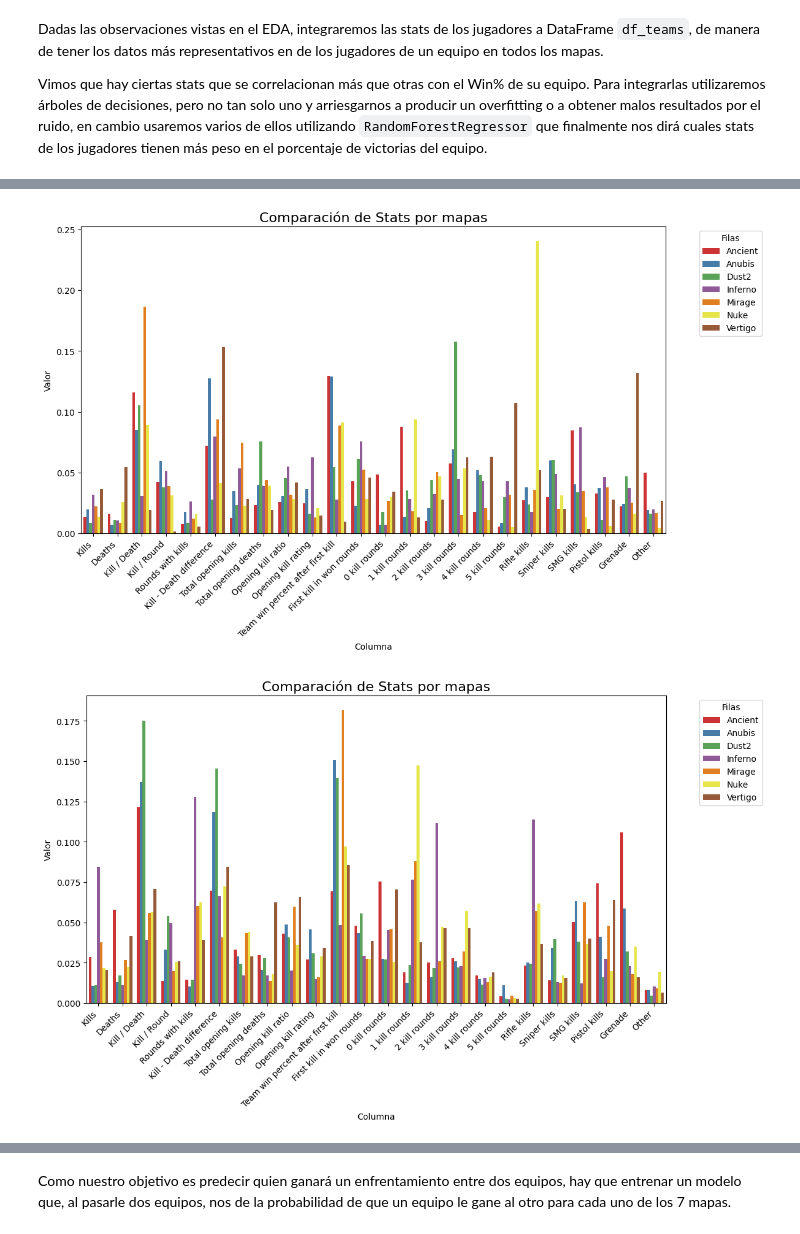
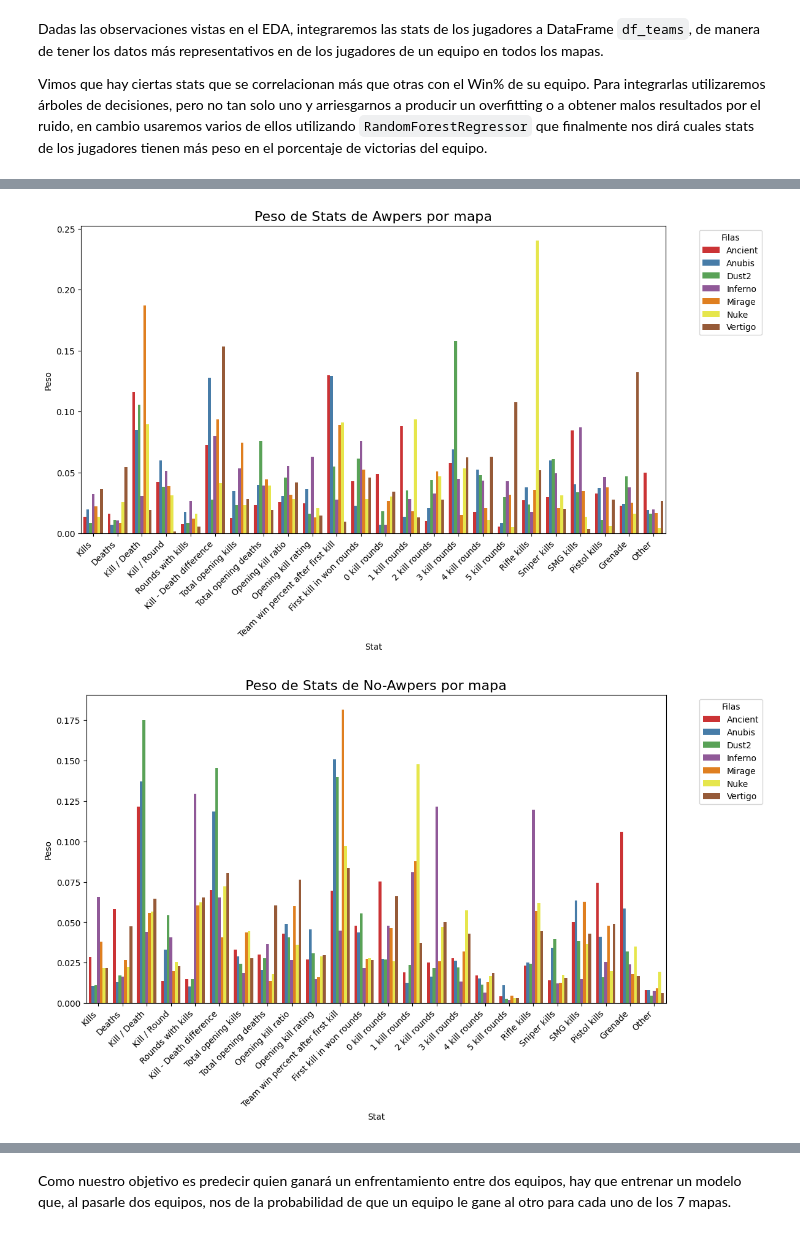
Before and after one commit to Jimenez73/Proyecto-Semestral-Grupo-13, a Jupyter notebook: predicciones.ipynb, the cells around one changed output, grey strips where cells are left out. Saved outputs shown, nothing was run; the diff lists cells and outputs as text; code cells hidden in the pictures.

```diff
--- a/predicciones.ipynb
+++ b/predicciones.ipynb
@@ -146,6 +146,8 @@ Group                                0
 Team                                 0
 Map Name                             0
 dtype: int64
+# %%
+df_players["Team win percent after first kill"] = df_players["Team win percent after first kill"].fillna(0)
 # %%
 df_dups = df_players.iloc[:, :-4]
 df_dups = df_dups[df_dups.duplicated(keep=False)]
@@ -458,9 +471,6 @@ Vimos que hay ciertas stats que se correlacionan más que otras con el Win% de s
 from sklearn.ensemble import RandomForestRegressor
 from sklearn.model_selection import cross_val_score
 from sklearn.preprocessing import StandardScaler
-
-stats_win = stats_win.dropna()
-filtro = stats_win[stats_win["Map Name"] == "Dust2"]
 
 # Separar variables predictoras (X) y variable objetivo (y)
 X = stats_win.drop(columns=['Win%', 'Map Name'])
@@ -488,5 +498,5 @@ Desviación estándar de RMSE: 1.9206827630890833
 # %%
-def comparacion_stats_por_mapa(df: pd.DataFrame) -> None:
+def comparacion_stats_por_mapa(df: pd.DataFrame, titulo: str) -> pd.DataFrame:
     feature_importance_df = pd.DataFrame()
     for map_name in maps:
         filtro = df[df["Map Name"] == map_name]
@@ -508,10 +518,12 @@ def comparacion_stats_por_mapa(df: pd.DataFrame) -> None:
     plt.figure(figsize=(12, 6))
     sns.barplot(data=df_melted, x='Columna', y='Valor', hue='Fila', palette='Set1')
 
-    plt.title('Comparación de Stats por mapas', fontsize=16)
-    plt.ylabel('Valor')
-    plt.xlabel('Columna')
+    plt.title(titulo, fontsize=16)
+    plt.ylabel('Peso')
+    plt.xlabel('Stat')
     plt.legend(title='Filas', bbox_to_anchor=(1.05, 1), loc='upper left')
     plt.tight_layout()
     plt.xticks(rotation=45, ha='right')
     plt.show()
+
+    return feature_importance_df.T
@@ -522,10 +534,10 @@ comparacion_stats_por_mapa(stats_win)
 # %%
 stats_awpers = stats_win[stats_win["Sniper kills"] >= 150]
-comparacion_stats_por_mapa(stats_awpers)
+peso_awpers = comparacion_stats_por_mapa(stats_awpers, "Peso de Stats de Awpers por mapa")
 # %% [output]
-[figure, old version]
+[figure, new version]
 # %%
 stats_not_awpers = stats_win[stats_win["Sniper kills"] <= 150]
-comparacion_stats_por_mapa(stats_not_awpers)
+pesos_not_awpers = comparacion_stats_por_mapa(stats_not_awpers, "Peso de Stats de No-Awpers por mapa")
 # %% [output]
-[figure, old version]
+[figure, new version]
```
Also changed, not shown: parts of 17 cells of this notebook.
